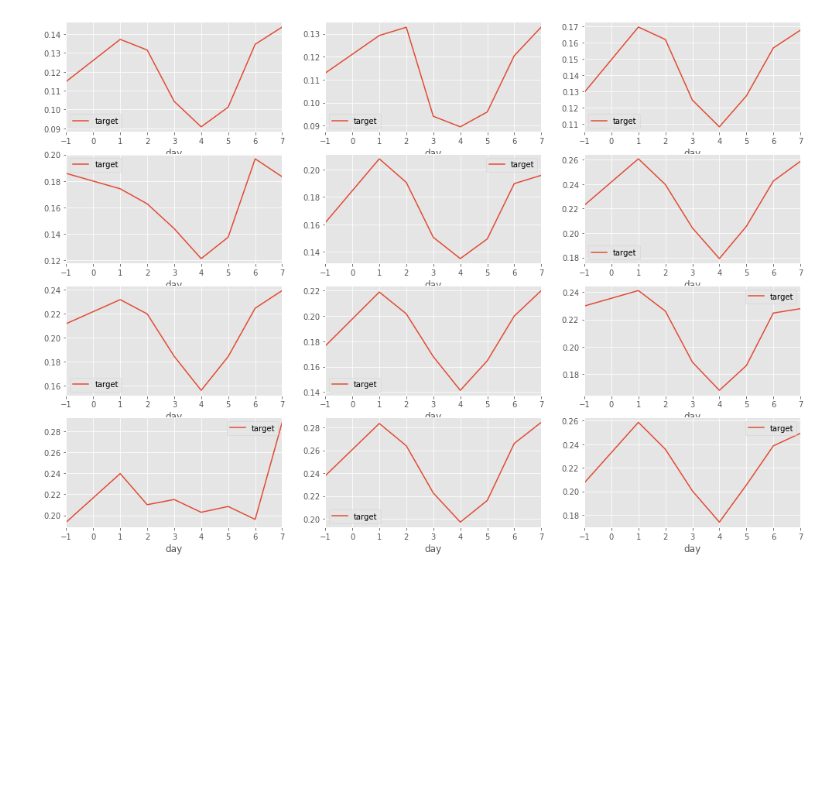
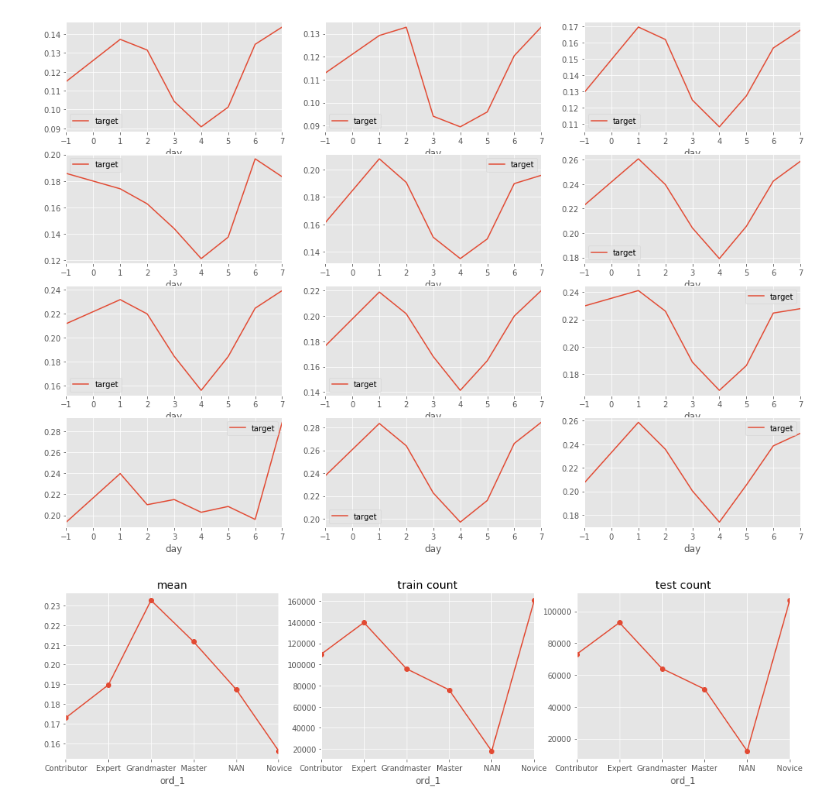
Before and after one commit to viktorsapozhok/cafeen, a Jupyter notebook: notebooks/1_simple_eda.ipynb, the cells around one changed output. Saved outputs shown, nothing was run; the diff lists cells and outputs as text; code cells hidden in the pictures; blank space fills up the shorter version.

```diff
--- a/notebooks/1_simple_eda.ipynb
+++ b/notebooks/1_simple_eda.ipynb
@@ -80,3 +105,7 @@ train.loc[train['month']==11, ['day', 'target']].groupby('day').mean().plot(ax=a
 train.loc[train['month']==12, ['day', 'target']].groupby('day').mean().plot(ax=ax[3,2]);
 # %% [output]
 [figure]
+# %%
+ax = plot_feature('ord_1', marker='o');
+# %% [output]
+[figure, added]
```
Also changed, not shown: parts of 19 cells of this notebook, 4 other files.
